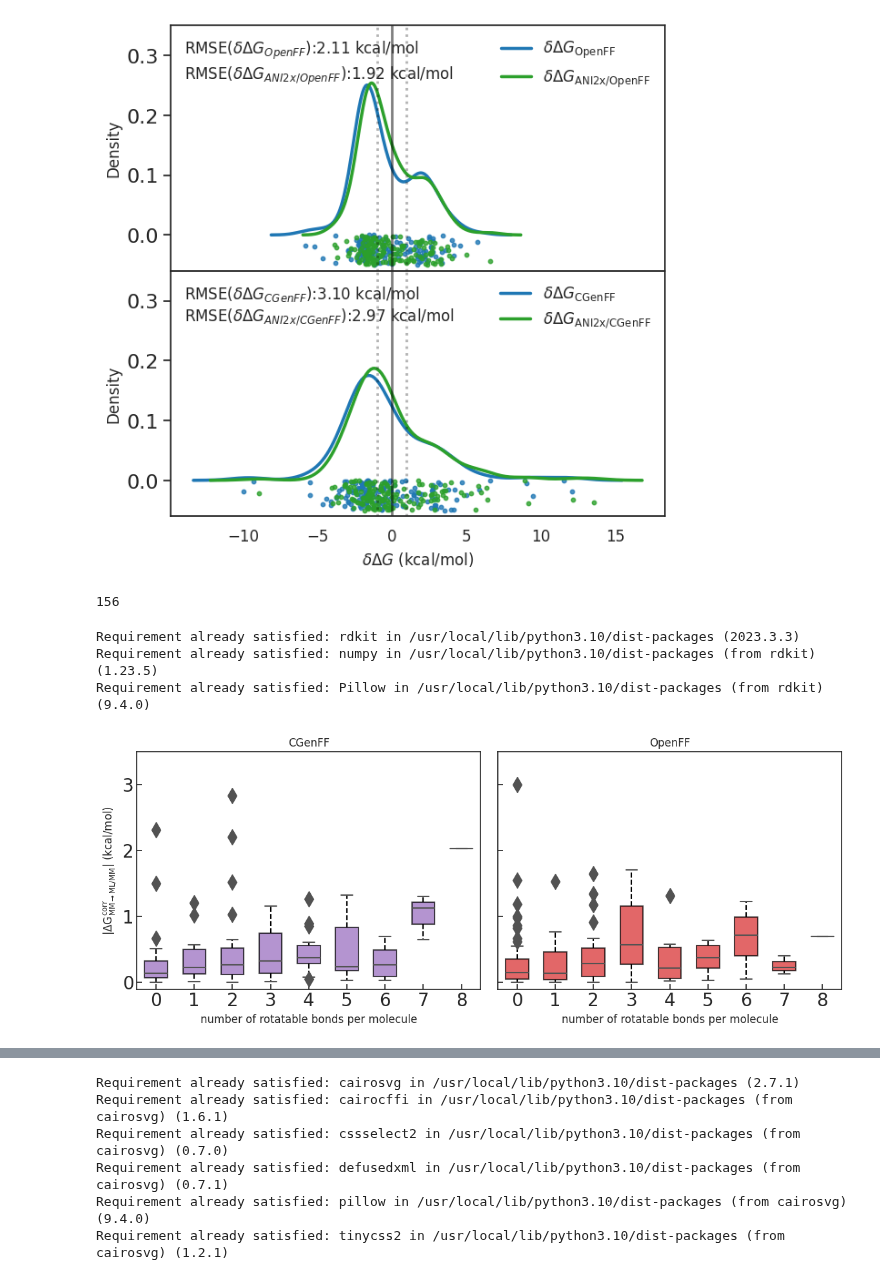
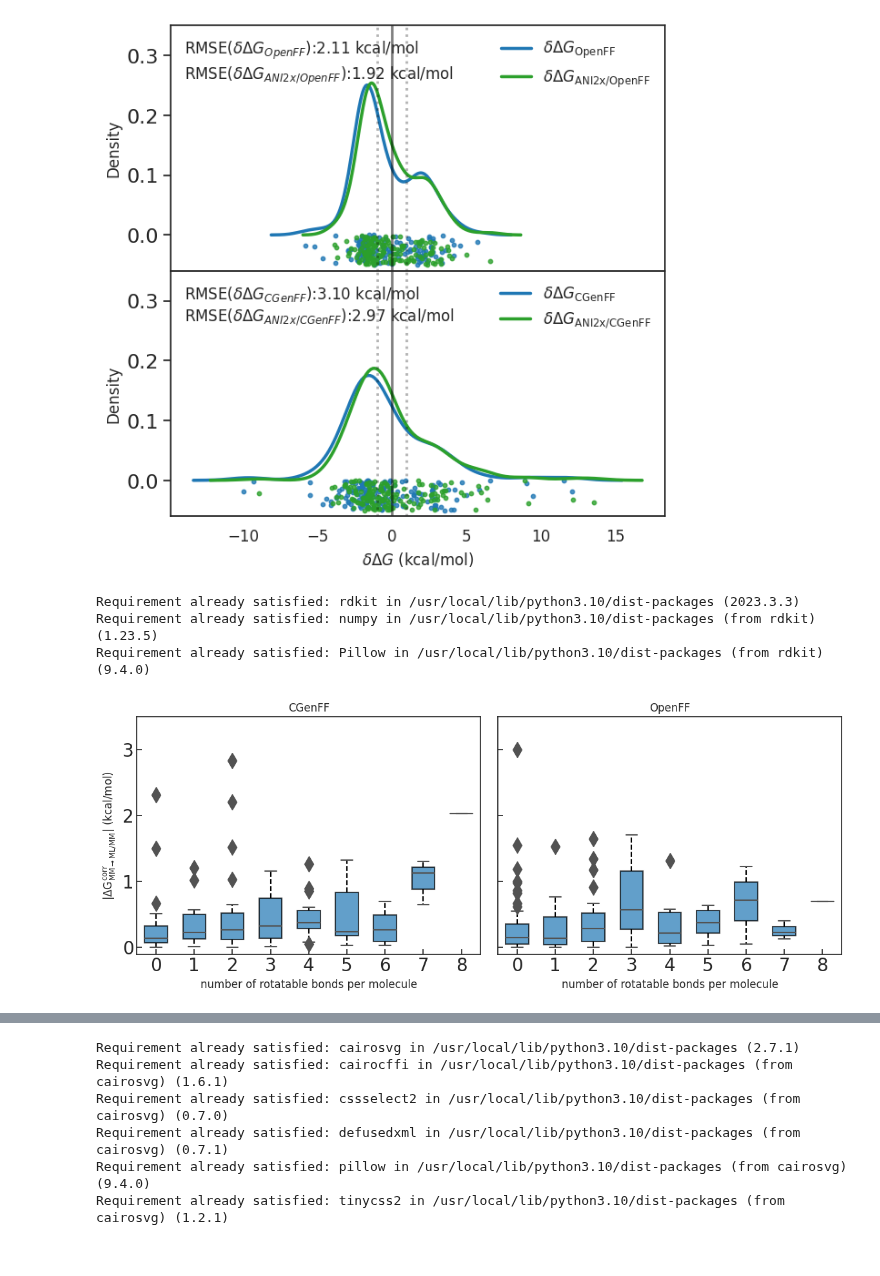
Before and after one commit to JohannesKarwou/notebooks, a Jupyter notebook: combinedDataset.ipynb, the cells around one changed output, grey strips where cells are left out. Cells and saved outputs as stored; diff of their text form; code cells hidden in the pictures.

```diff
--- a/combinedDataset.ipynb
+++ b/combinedDataset.ipynb
@@ -425,10 +425,6 @@ ax[1].set_xlabel(r"$\delta \Delta G$ (kcal/mol)")
 plt.savefig("KDEcombined.pdf",bbox_inches='tight')
 # %% [output]
 [figure]
-# %%
-len(data)
-# %% [output]
-156
 # %%
 !pip install rdkit
 from rdkit import Chem
@@ -445,7 +441,6 @@ Requirement already satisfied: Pillow in /usr/local/lib/python3.10/dist-packages
 # %%
 # data = pd.read_csv("sample_data/EXS_and_UV_old.csv",skiprows=0)
 data = pd.read_csv("sample_data/combinedDataset.csv")
-data["MM-ML"]=(data["MM-ASFE [kcal/mol]"]-data["ML-ASFE [kcal/mol]"])
 # %%
 # data = pd.read_csv("sample_data/EXS_and_UV.csv")
 data.loc[:, "numRotBonds"] = np.nan
@@ -540,7 +535,7 @@ sns.boxplot(
     # orient="h",
     showfliers=True,
     whis=0.8,
-    boxprops=dict(facecolor=c5, alpha=0.7, edgecolor="black", linewidth=1.5),
+    boxprops=dict(facecolor=c1, alpha=0.7, edgecolor="black", linewidth=1.5),
     whiskerprops=dict(linestyle="--", linewidth=1.5, color="black"),
 )
 
@@ -553,32 +548,32 @@ sns.boxplot(
     ax=ax[1],
     width=0.6,
     # medianprops=medianprops,
     showmeans=False,
     # meanprops=meanprops,
     # order=labeling.index,
     color="C3",
     saturation=1,
     linewidth=1.5,
     # palette={"GAFF": "C1", "CGenFF": "C0"},
     fliersize=12,
     autorange=True,
     # orient="h",
     showfliers=True,
     whis=0.8,
-    boxprops=dict(facecolor=c4, alpha=0.7, edgecolor="black", linewidth=1.5),
+    boxprops=dict(facecolor=c1, alpha=0.7, edgecolor="black", linewidth=1.5),
     whiskerprops=dict(linestyle="--", linewidth=1.5, color="black"),
 )
 
 ax[0].yaxis.set_major_locator(MaxNLocator(integer=True))
 ax[0].set_ylabel(r"$|\Delta \mathrm{G}^{\mathrm{corr}}_{\mathrm{MM}\rightarrow\mathrm{ML/MM}}|$ (kcal/mol)")
 ax[0].set_xlabel("number of rotatable bonds per molecule")
 ax[1].set_xlabel("number of rotatable bonds per molecule")
 ax[1].set_ylabel("")
 
 ax[0].set_title("CGenFF")
 ax[1].set_title("OpenFF")
 plt.ylim([-0.1,3.5])
 fig.tight_layout()
 plt.savefig("boxplot_numRotBonds.pdf",bbox_inches='tight')
 # %% [output]
-[figure, old version]
+[figure, new version]
```
Also changed, not shown: parts of 5 cells of this notebook.
